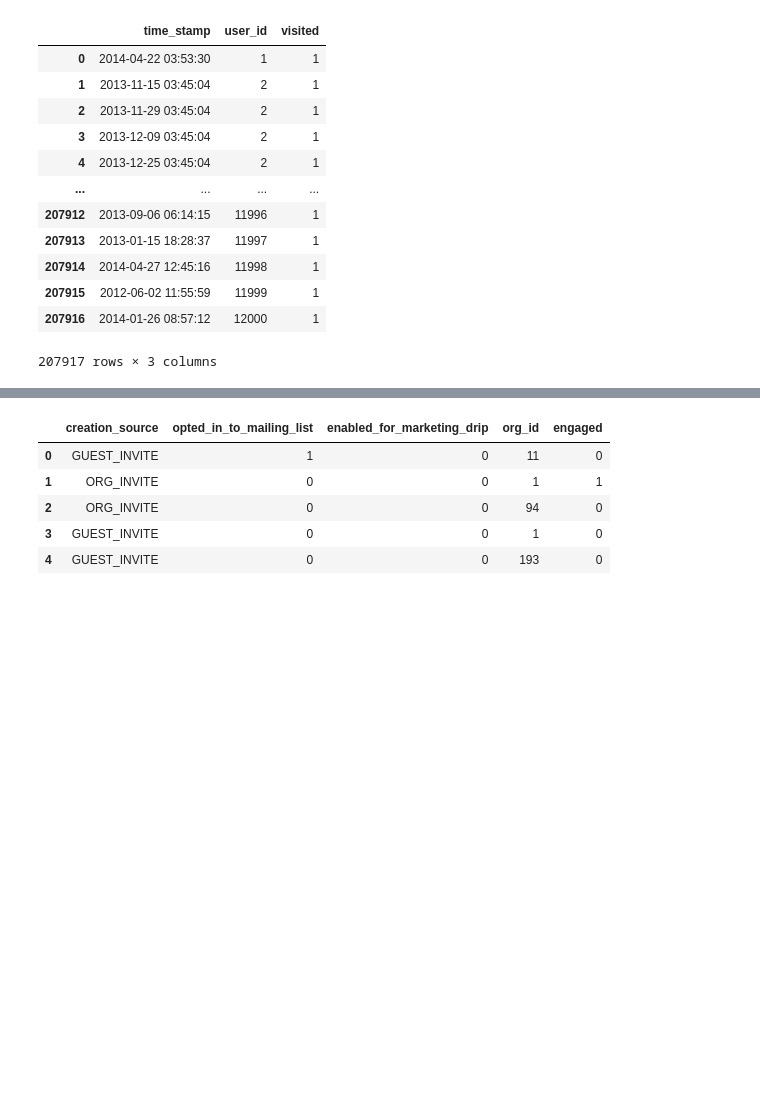
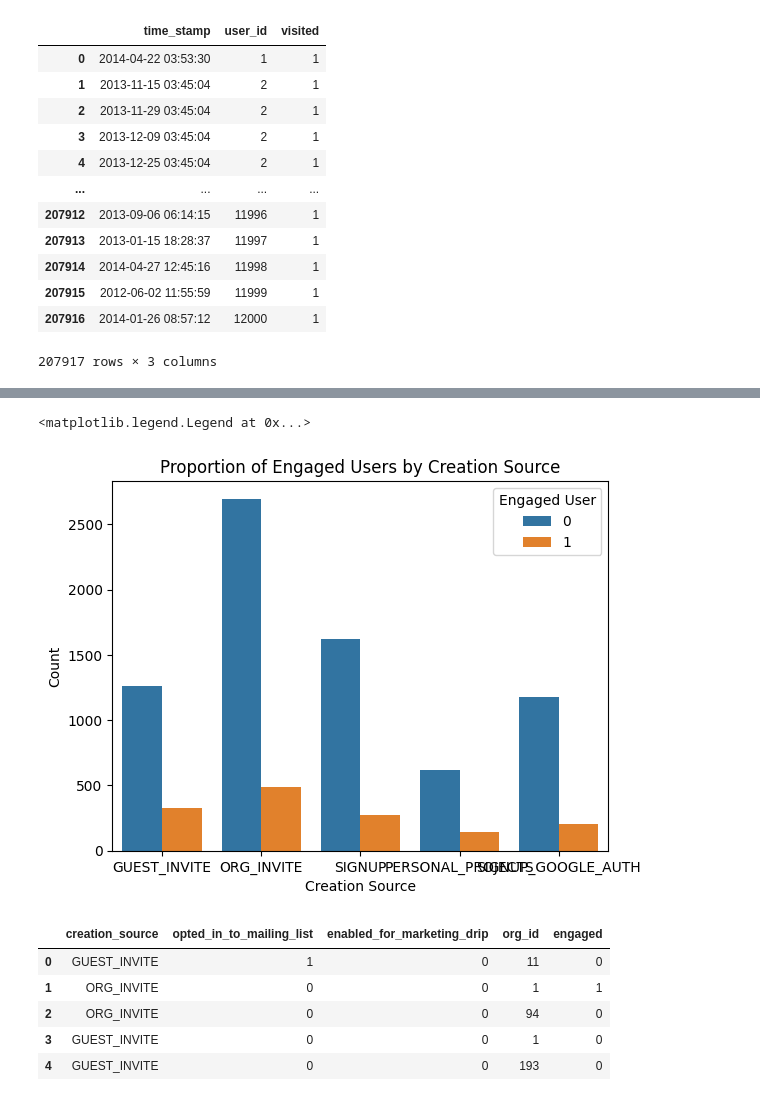
Before and after one commit to andmcllin/RelaxChallenge, a Jupyter notebook: relax.ipynb, the cells around one changed output, grey strips where cells are left out. Drawn from its saved outputs; the diff is of its cells as text; code cells hidden in the pictures; blank space fills up the shorter version.

```diff
--- a/relax.ipynb
+++ b/relax.ipynb
@@ -74,3 +101,12 @@ df.head()
+# %%
+sns.countplot(data=df, x='creation_source', hue='engaged')
+plt.title('Proportion of Engaged Users by Creation Source')
+plt.xlabel('Creation Source')
+plt.ylabel('Count')
+plt.legend(title='Engaged User')
+# %% [output]
+<matplotlib.legend.Legend at 0x...>
+[figure, added]
 # %%
 df = df[['creation_source', 'opted_in_to_mailing_list', 'enabled_for_marketing_drip', 'org_id', 'engaged']]
 df.head()
```
Also changed, not shown: parts of 13 cells of this notebook, 1 other file.
